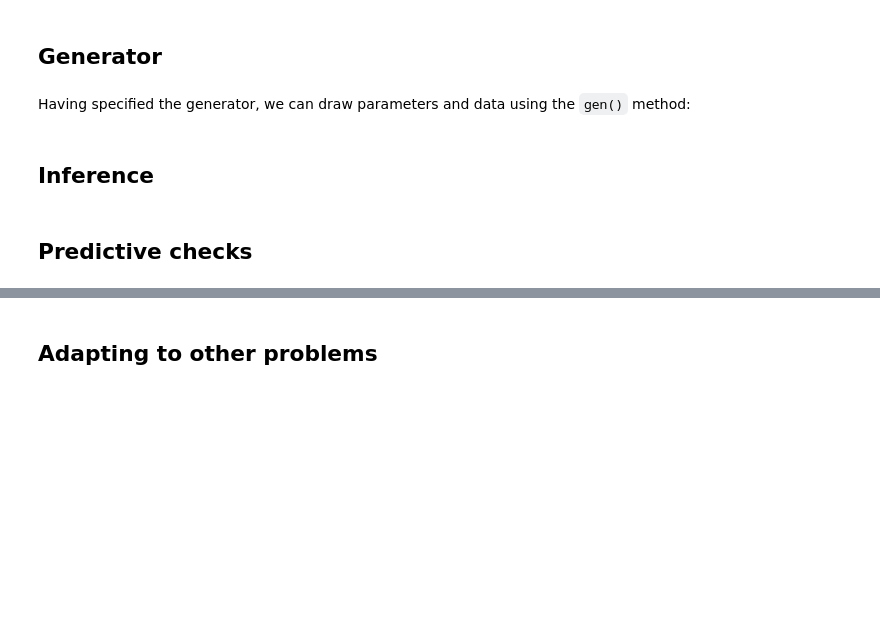
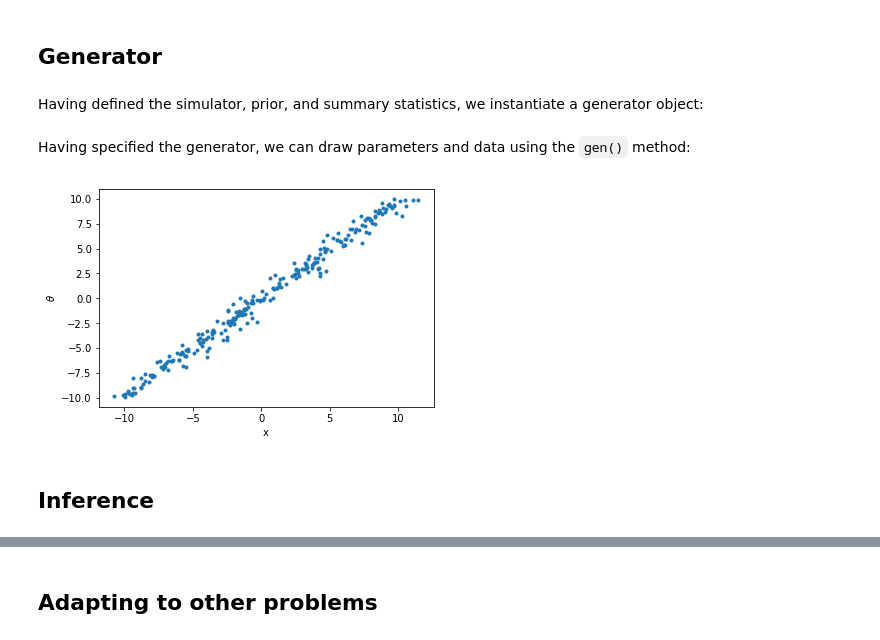
Before and after one commit to ppjgoncalves/delfi-2, a Jupyter notebook: docs/notebooks/quickstart.ipynb, the cells around one changed output, grey strips where cells are left out. Drawn from its saved outputs; the diff is of its cells as text; code cells hidden in the pictures; blank space fills up the shorter version.

```diff
--- a/docs/notebooks/quickstart.ipynb
+++ b/docs/notebooks/quickstart.ipynb
@@ -26,7 +20,7 @@ This model is implemented in `delfi.simulator`:
 # %%
-from delfi.simulator import Gauss
+from delfi.simulator import GaussMixture
 
 n_params = 1
-m = Gauss(dim=n_params)
+m = GaussMixture(dim=n_params)
 # %% [markdown]
 ## Prior
@@ -37,2 +29,7 @@ p = dd.Gaussian(m=np.zeros((n_params, )), S=np.eye(n_params))
+# %%
+import delfi.distribution as dd
+import numpy as np
+
+p = dd.Uniform(lower=[-10], upper=[10])
 # %% [markdown]
 ## Summary statistics
@@ -42,6 +41,8 @@ from delfi.summarystats import Identity
 s = Identity()
 # %% [markdown]
 ## Generator
+# %% [markdown]
+Having defined the simulator, prior, and summary statistics, we instantiate a generator object:
 # %%
 from delfi.generator import Default
 
@@ -53,4 +57,8 @@ params, stats = g.gen(250)
+# %%
+plt.plot(stats, params, '.')
+plt.ylabel(r'$\theta$')
+plt.xlabel(r'x');
+# %% [output]
+[figure, added]
 # %% [markdown]
 ## Inference
-# %% [markdown]
-## Predictive checks
```
Also changed, not shown: parts of 36 cells of this notebook.
